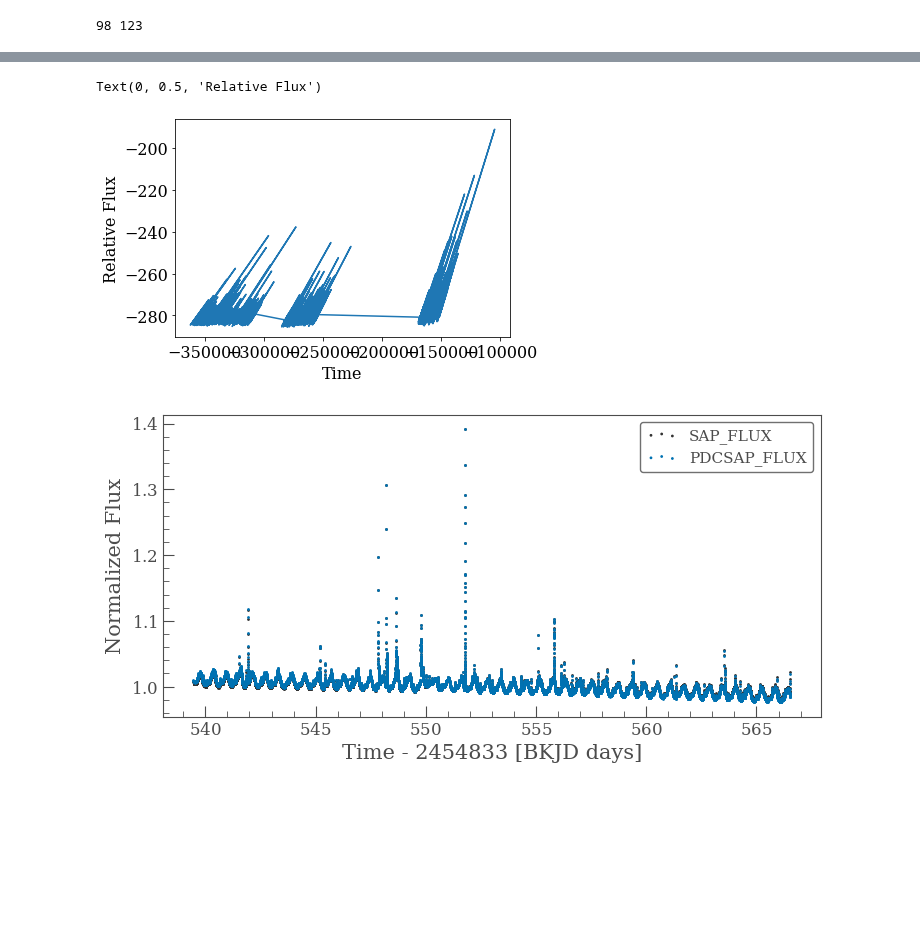
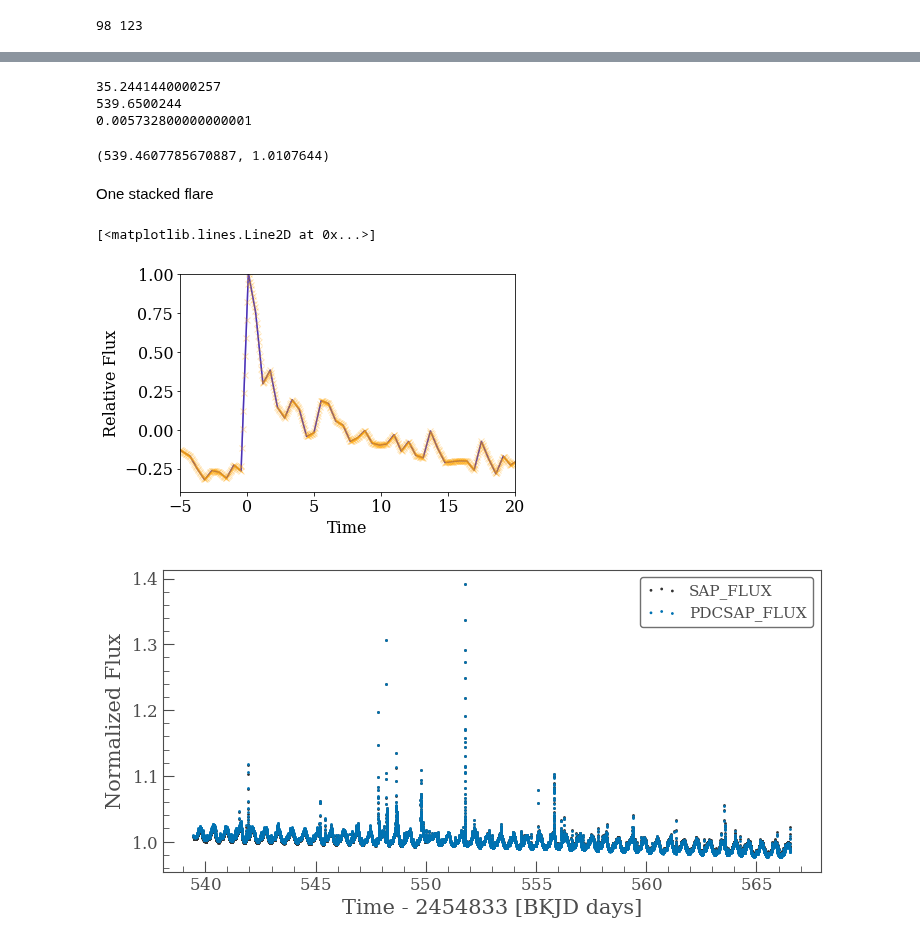
Before and after one commit to lupitatovar/flares, a Jupyter notebook: notebooks/stacked_flares.ipynb, the cells around one changed output, grey strips where cells are left out. Cells and saved outputs as stored; diff of their text form; code cells hidden in the pictures; blank space fills up the shorter version.

```diff
--- a/notebooks/stacked_flares.ipynb
+++ b/notebooks/stacked_flares.ipynb
@@ -524,0 +526,4 @@ print(yinterp[123])
+# %%
+x_thalf1= np.interp(yinterp[98], yinterp,xvals,period=1)
+x_thalf2= np.interp(yinterp[123], yinterp,xvals,period=1)
+print(x_thalf2 - x_thalf1) #this gives the difference in time between the t_half points of the interpolation
@@ -548,16 +578,42 @@ plt.axhline(y=yinterp[123], color='r', linestyle='-')
+# %%
+print(classical_flares['Flare_Duration'][1]) #minutes
+print(classical_flares['t_peak'][1]) #days
+print(classical_flares['flux peak'][1])
+# %% [output]
+35.2441440000257
+539.6500244
+0.005732800000000001
+# %%
+oneflare_x[1],oneflare_y[1]
+# %% [output]
+(539.4607785670887, 1.0107644)
+# %% [markdown]
+One stacked flare
 # %%
 # t_half = half of the max (peak)
 # similar to fwhm on photometry
-x_stack = (classical_flares['Flare_Duration'] - classical_flares['t_peak']) / yinterp[123]
-y_stack = x_stack / classical_flares['t_peak']
-plt.plot(x_stack,y_stack)
+#x_stack = (classical_flares['Flare_Duration'] - classical_flares['t_peak']) / (x_thalf2 - x_thalf1)
+#y_stack = x_stack / classical_flares['t_peak']
+
+tempx = (oneflare_x - classical_flares['t_peak'][1]) / (x_thalf2 - x_thalf1)
+tempy = (detrended_unmes)/peak
+plt.plot(tempx,tempy,color='b',alpha=1)
+
+
 plt.xlabel('Time')
 plt.ylabel('Relative Flux')
+plt.ylim(-0.4,1)
+plt.xlim(-5,20)
+#plt.xlim(-5,20)
 # peak time is in the fbeye file (that is what is used for Jim's plot)
 # peak amplitude (also in the fbeye file but we want to calculate it for future work)
+
+interp_xvals = np.linspace(-5,20, 500)
+interp_yvals = np.interp(xvals, tempx, (detrended_unmes/peak))
+plt.plot(interp_xvals,interp_yvals,'-x',color='orange',alpha=.3)
 # %% [output]
-Text(0, 0.5, 'Relative Flux')
+[<matplotlib.lines.Line2D at 0x...>]
-[figure, old version]
+[figure, new version]
 # %%
 gj1243_collection[0].scatter()
 # %% [output]
```
Also changed, not shown: parts of 18 cells of this notebook, 1 other file.
